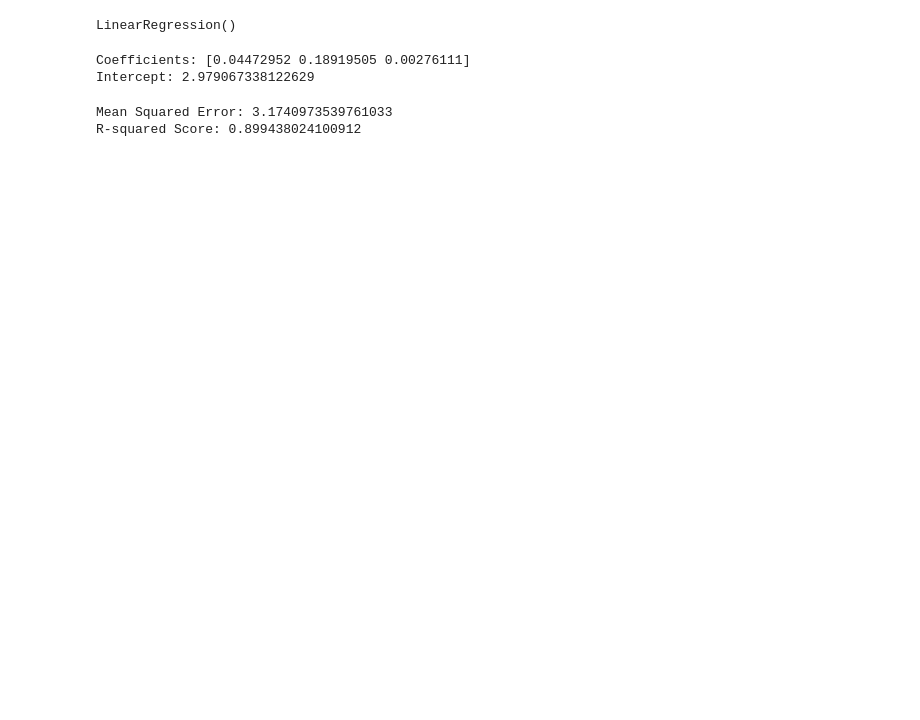
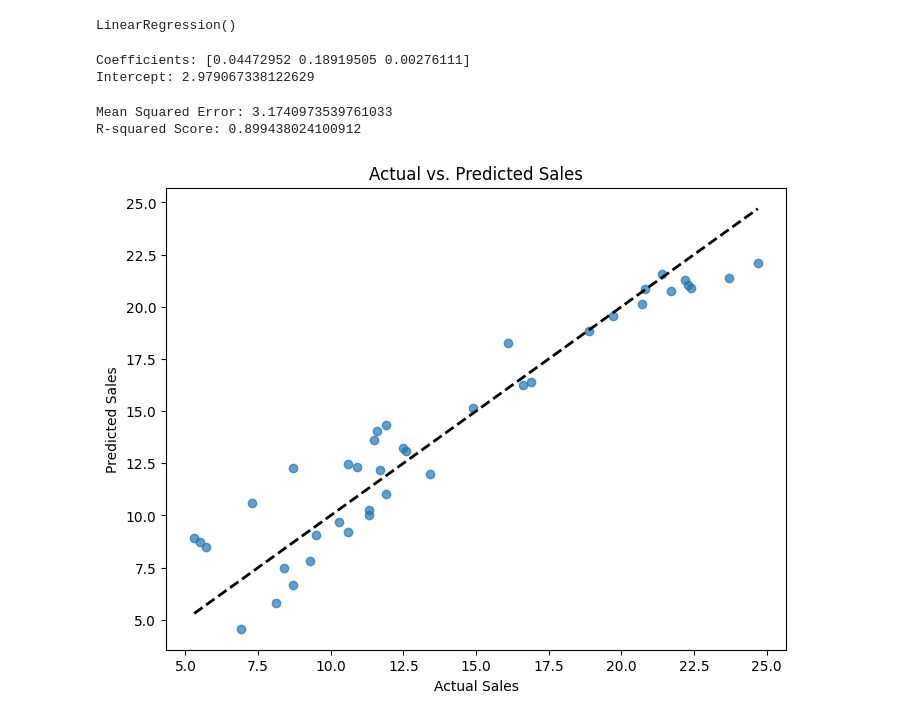
Before and after one commit to 2303A510F7/Datamining, a Jupyter notebook: admlab_08.ipynb, the cells around one changed output. Cells and saved outputs as stored; diff of their text form; code cells hidden in the pictures; blank space fills up the shorter version.

```diff
--- a/admlab_08.ipynb
+++ b/admlab_08.ipynb
@@ -52,3 +79,13 @@ print(f"R-squared Score: {r2}")
 # %% [output]
 Mean Squared Error: 3.1740973539761033
 R-squared Score: 0.899438024100912
+# %%
+plt.figure(figsize=(8, 6))  # Adjust figure size as needed
+plt.scatter(y_test, y_pred, alpha=0.7)  # Alpha controls point transparency
+plt.xlabel("Actual Sales")
+plt.ylabel("Predicted Sales")
+plt.title("Actual vs. Predicted Sales")
+plt.plot([y_test.min(), y_test.max()], [y_test.min(), y_test.max()], 'k--', lw=2)  # Add a diagonal line for reference
+plt.show()
+# %% [output]
+[figure, added]
```
Also changed, not shown: parts of 1 cell of this notebook.
